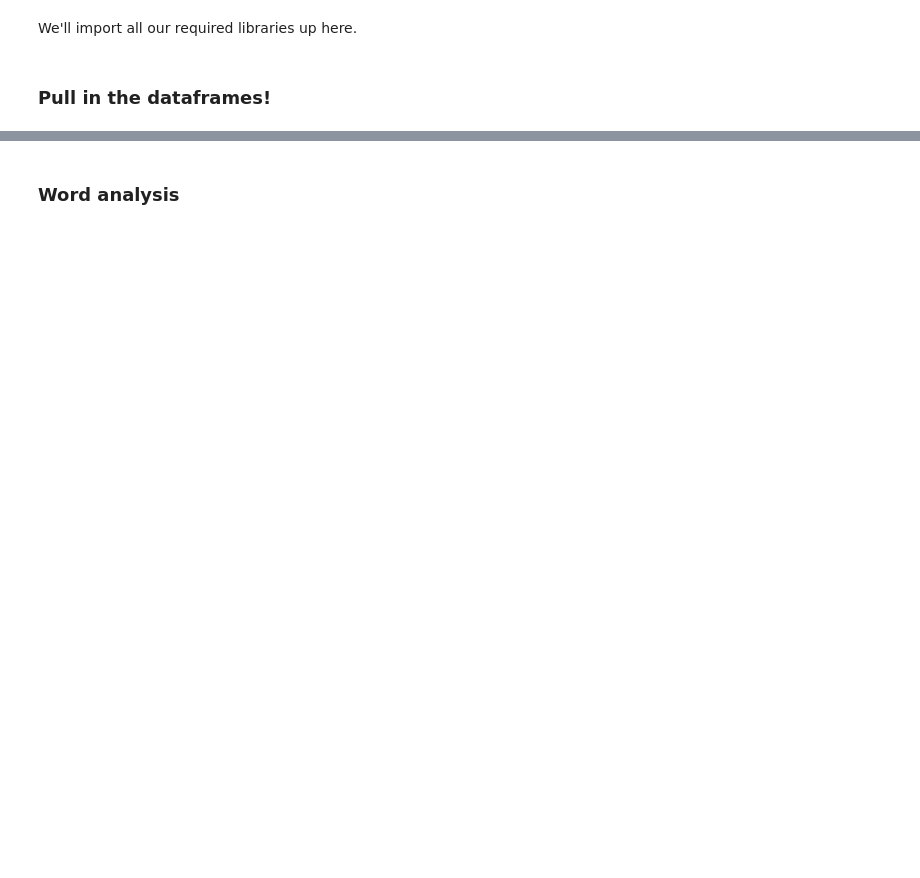
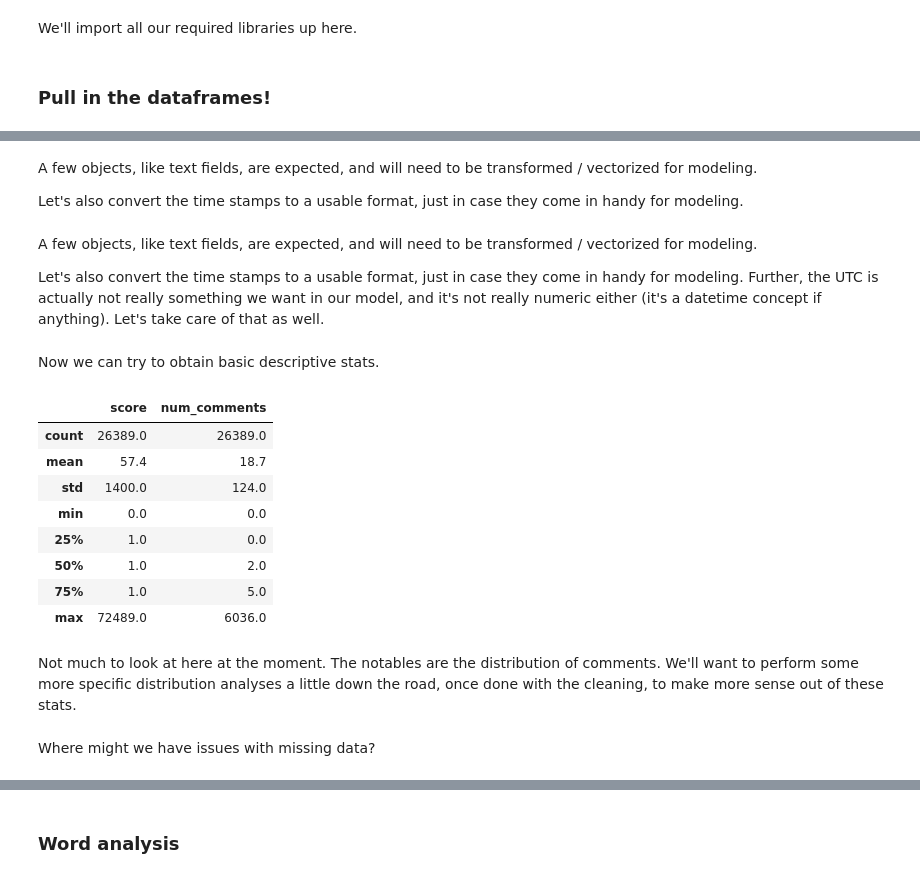
Before and after one commit to cotica/reddit_classifier, a Jupyter notebook: code/Project-3-Scraping-Subreddits-EDA.ipynb, the cells around one changed output, grey strips where cells are left out. Cells and saved outputs as stored; diff of their text form; code cells hidden in the pictures; blank space fills up the shorter version.

```diff
--- a/code/Project-3-Scraping-Subreddits-EDA.ipynb
+++ b/code/Project-3-Scraping-Subreddits-EDA.ipynb
@@ -48,0 +85,4 @@ Let's look at basic stats about our data.
+# %%
+#pd.concat([df1, df2])
+df = pd.concat([bad_deets2, movie_deets2, all_movies])
+df.head(1)
@@ -49 +117,32 @@ Let's look at basic stats about our data.
+# %% [markdown]
+A few objects, like text fields, are expected, and will need to be transformed / vectorized for modeling.
+
+Let's also convert the time stamps to a usable format, just in case they come in handy for modeling.
+# %% [markdown]
+A few objects, like text fields, are expected, and will need to be transformed / vectorized for modeling.
+
+Let's also convert the time stamps to a usable format, just in case they come in handy for modeling. Further, the UTC is actually not really something we want in our model, and it's not really numeric either (it's a datetime concept if anything). Let's take care of that as well.
+# %%
+#convert time stamps
+#.apply(pd.to_datetime) - ref.: https://stackoverflow.com/questions/26763344/convert-pandas-column-to-datetime
+df['timestamp'] = df['timestamp'].apply(pd.to_datetime)
+df['created_utc'] = df['created_utc'].apply(pd.to_datetime)
+# %% [markdown]
+Now we can try to obtain basic descriptive stats.
+# %%
+df.describe().round(1)
+# %% [output]
+|  | score | num_comments |
+| count | 26389.0 | 26389.0 |
+| mean | 57.4 | 18.7 |
+| std | 1400.0 | 124.0 |
+| min | 0.0 | 0.0 |
+| 25% | 1.0 | 0.0 |
+| 50% | 1.0 | 2.0 |
+| 75% | 1.0 | 5.0 |
+| max | 72489.0 | 6036.0 |
+# %% [markdown]
+Not much to look at here at the moment. The notables are the distribution of comments. We'll want to perform some more specific distribution analyses a little down the road, once done with the cleaning, to make more sense out of these stats.
+# %% [markdown]
+Where might we have issues with missing data?
 # %%
```
Also changed, not shown: parts of 27 cells of this notebook.
